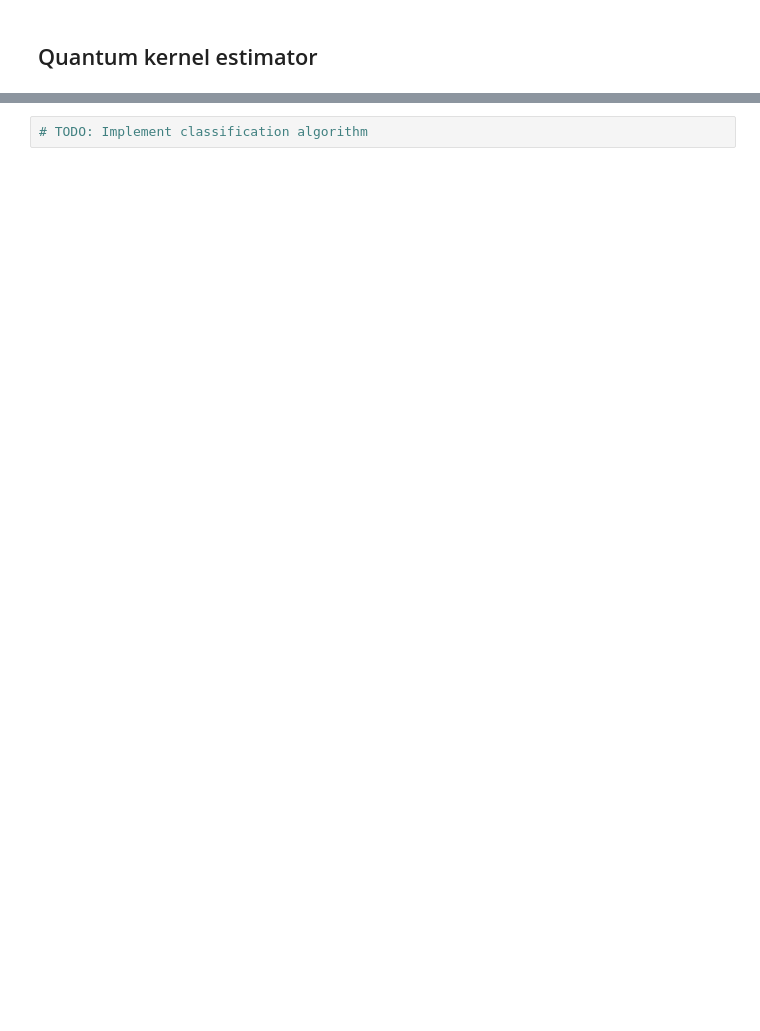
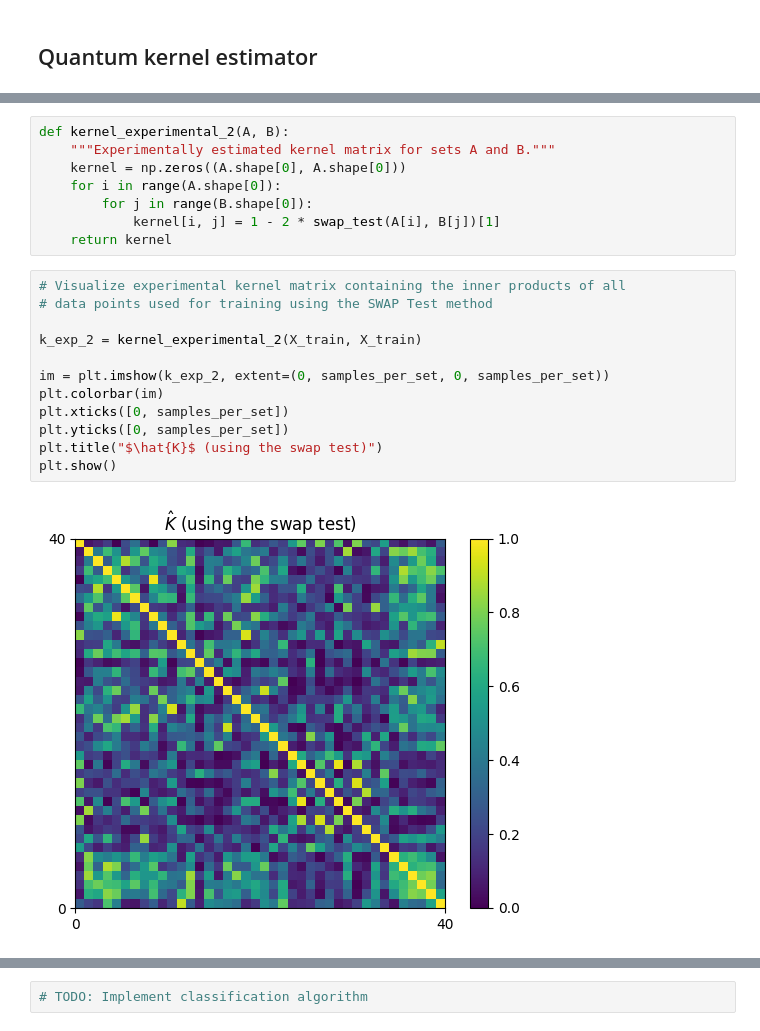
Before and after one commit to qBraid/HAQS-2022, a Jupyter notebook: qml-classifier-challenge/kernel_estimator.ipynb, the cells around one changed output, grey strips where cells are left out. Cells and saved outputs as stored; diff of their text form; blank space fills up the shorter version.

```diff
--- a/qml-classifier-challenge/kernel_estimator.ipynb
+++ b/qml-classifier-challenge/kernel_estimator.ipynb
@@ -298,0 +377,22 @@ Note that the bias $b$ in $\tilde{m}(\textbf{s})$ can be calculated from the wei
+# %%
+def kernel_experimental_2(A, B):
+    """Experimentally estimated kernel matrix for sets A and B."""
+    kernel = np.zeros((A.shape[0], A.shape[0]))
+    for i in range(A.shape[0]):
+        for j in range(B.shape[0]):
+            kernel[i, j] = 1 - 2 * swap_test(A[i], B[j])[1]
+    return kernel
+# %%
+# Visualize experimental kernel matrix containing the inner products of all
+# data points used for training using the SWAP Test method
+
+k_exp_2 = kernel_experimental_2(X_train, X_train)
+
+im = plt.imshow(k_exp_2, extent=(0, samples_per_set, 0, samples_per_set))
+plt.colorbar(im)
+plt.xticks([0, samples_per_set])
+plt.yticks([0, samples_per_set])
+plt.title("$\hat{K}$ (using the swap test)")
+plt.show()
+# %% [output]
+[figure, added]
```
Also changed, not shown: parts of 44 cells of this notebook, 17 other files.
